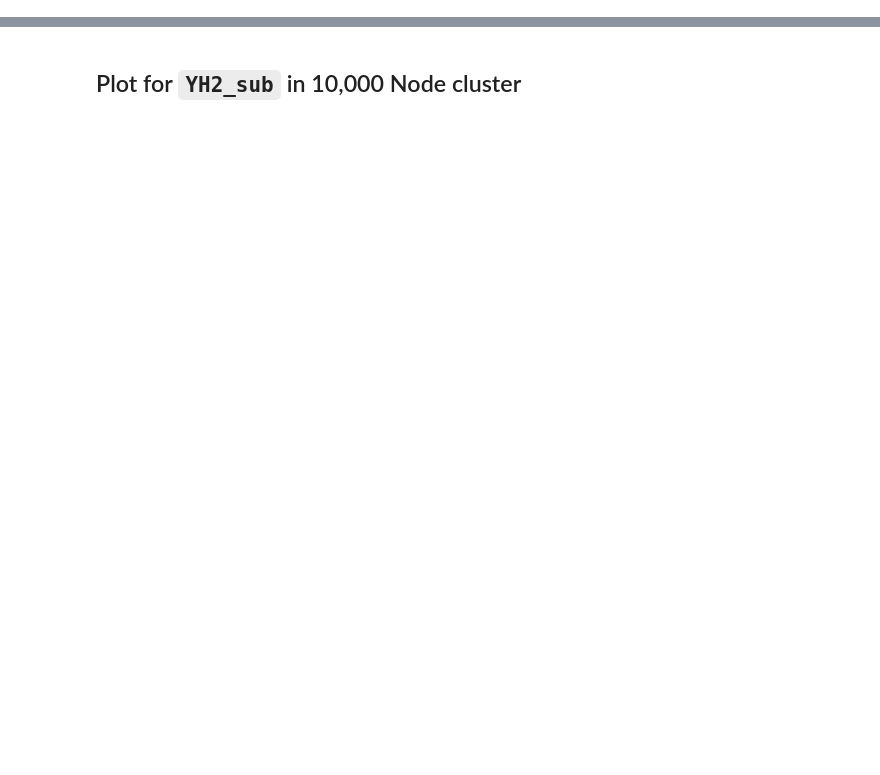
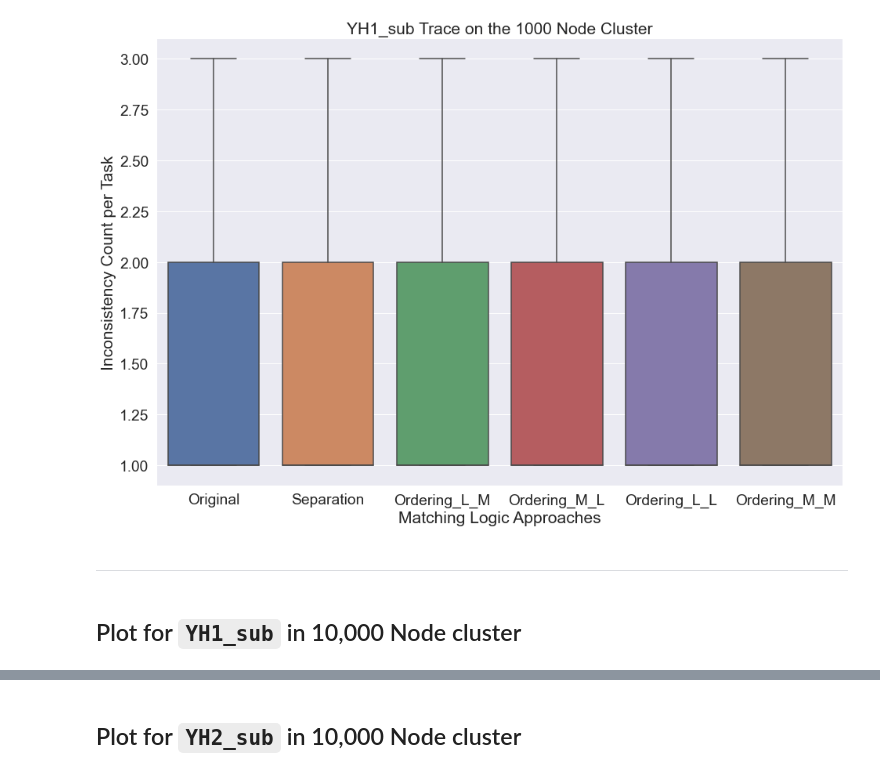
Before and after one commit to meghanat/megha_simulator, a Jupyter notebook: Results/Plot_inconsistency_count.ipynb, the cells around one changed output, grey strips where cells are left out. Drawn from its saved outputs; the diff is of its cells as text; code cells hidden in the pictures; blank space fills up the shorter version.

```diff
--- a/Results/Plot_inconsistency_count.ipynb
+++ b/Results/Plot_inconsistency_count.ipynb
@@ -273,0 +319,2 @@ Ordering_M_M YH2_sub 1000
+# %%
+INCONSISTENCY_COUNT_Y_AXIS_NAME = "Inconsistency Count per Task"
@@ -274,12 +323,21 @@ Ordering_M_M YH2_sub 1000
 # %%
-def create_dataframe(MATCHING_LOGIC_DATA, CLUSTER_TRACE_NAMES, TRACE_NAME, CLUSTER_SIZE):
+def create_inconsistency_dataframe(MATCHING_LOGIC_DATA, CLUSTER_TRACE_NAMES, TRACE_NAME, CLUSTER_SIZE):
     assert TRACE_NAME in CLUSTER_TRACE_NAMES, f"Invalid trace name={TRACE_NAME} provided!"
     assert CLUSTER_SIZE in [TEN_THOUSAND_NODE_CLUSTER_SIZE, THOUSAND_NODE_CLUSTER_SIZE], \
             f"Invalid cluster size={CLUSTER_SIZE} provided!"
 
     input_list = list()
+#     for logic in filter(lambda x : x != "Original", MATCHING_LOGIC_TECHNIQUES):  # To ignore Original approach
     for logic in MATCHING_LOGIC_TECHNIQUES:
+        # Add tasks which did have inconsistency events > 0
         for datum in MATCHING_LOGIC_DATA[logic][TRACE_NAME][CLUSTER_SIZE][COMBINED_INCONSISTENCY_COUNT].values():
             input_list.append([logic, datum])
 
-    return pd.DataFrame(input_list, columns=['Matching Logic', 'Inconsistency Count'])
+        # Add tasks which did not have any inconsistency events with 0
+#         NO_INCONSISTENCY_EVENT = 0
+#         task_count_with_inconsistency_event = \
+#             len(MATCHING_LOGIC_DATA[logic][TRACE_NAME][CLUSTER_SIZE][COMBINED_INCONSISTENCY_COUNT].keys())
+#         for _ in range(total_task_count_per_trace[TRACE_NAME] - task_count_with_inconsistency_event):
+#             input_list.append([logic, NO_INCONSISTENCY_EVENT])
+
+    return pd.DataFrame(input_list, columns=[INCONSISTENCY_COUNT_X_AXIS_NAME, INCONSISTENCY_COUNT_Y_AXIS_NAME])
@@ -285,0 +367,5 @@ def create_dataframe(MATCHING_LOGIC_DATA, CLUSTER_TRACE_NAMES, TRACE_NAME, CLUST
+# %%
+import seaborn as sns
+
+sns.set(rc={'figure.figsize':(15.7,10.5)})
+sns.set(font_scale = 1.75)
@@ -285,0 +374,2 @@ def create_dataframe(MATCHING_LOGIC_DATA, CLUSTER_TRACE_NAMES, TRACE_NAME, CLUST
+# %%
+SHOW_OUTLIERS = False
@@ -285,0 +396,17 @@ def create_dataframe(MATCHING_LOGIC_DATA, CLUSTER_TRACE_NAMES, TRACE_NAME, CLUST
+# %%
+ax = sns.boxplot(x=INCONSISTENCY_COUNT_X_AXIS_NAME, y=INCONSISTENCY_COUNT_Y_AXIS_NAME,
+                 data=create_inconsistency_dataframe(MATCHING_LOGIC_DATA,
+                                                     CLUSTER_TRACE_NAMES,
+                                                     "YH1_sub",
+                                                     1000
+                                                     ), showfliers = SHOW_OUTLIERS)
+ax.set(title='YH1_sub Trace on the 1000 Node Cluster')
+
+fig = ax.get_figure()
+fig.savefig(fname= BASE_FILE_PATH / Path('BoxPlot_Images') / Path("YH1_sub_1000.jpeg"), dpi=300)
+# %% [output]
+[figure, added]
+# %% [markdown]
+---
+# %% [markdown]
+## Plot for `YH1_sub` in 10,000 Node cluster
```
Also changed, not shown: parts of 56 cells of this notebook, 1 other file.
